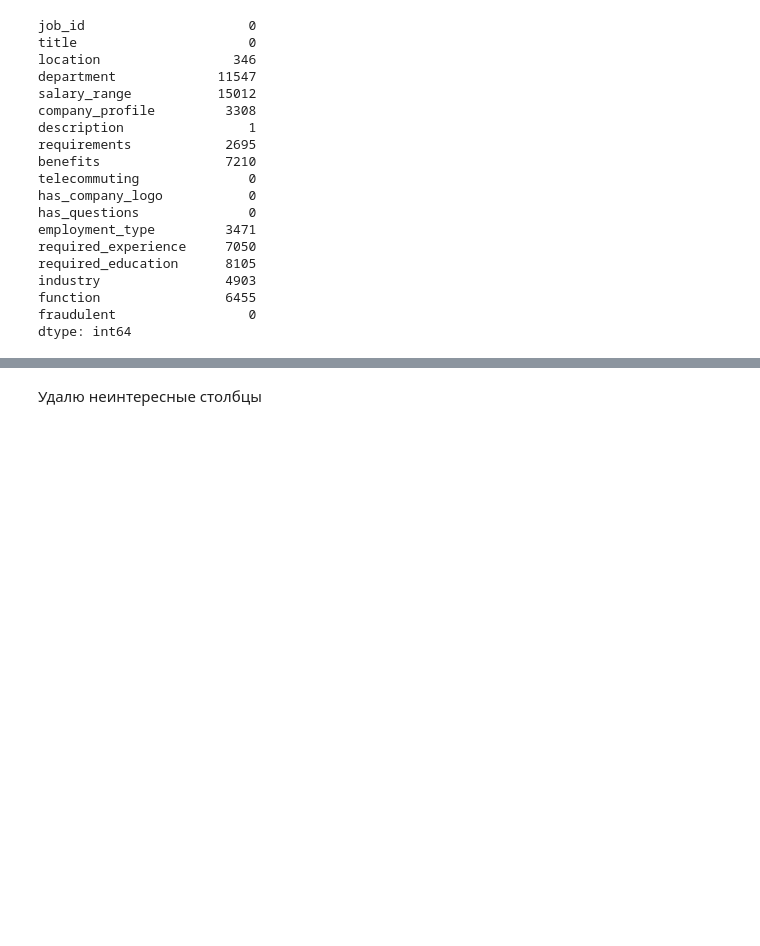
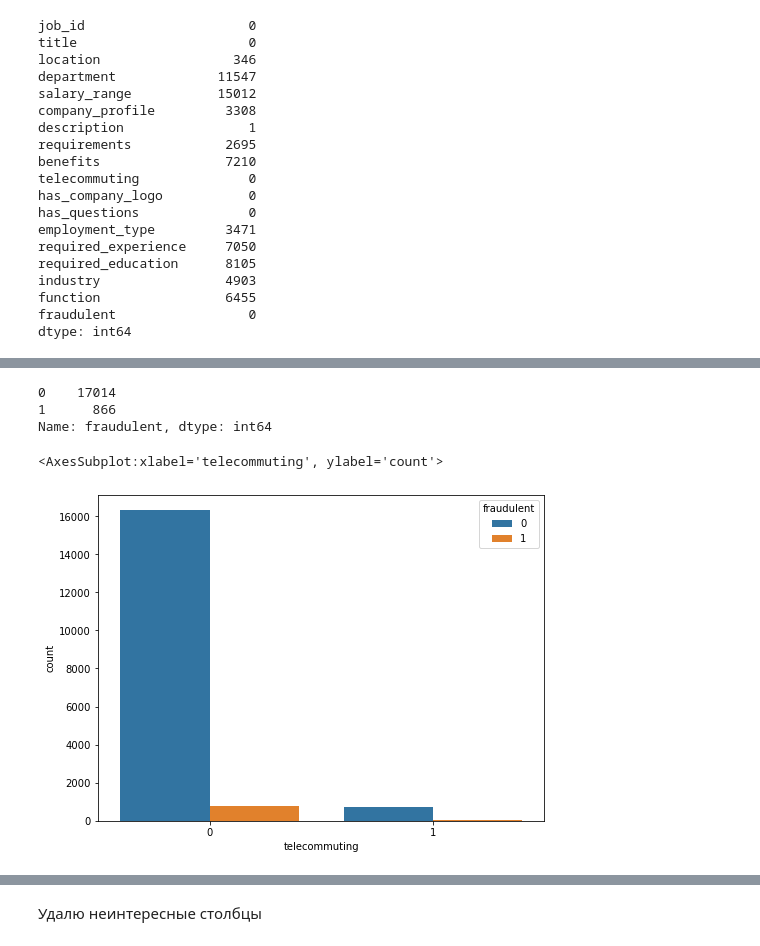
Before and after one commit to Alexandr-Solovev/ml_practice, a Jupyter notebook: Practice/Practice_1.ipynb, the cells around one changed output, grey strips where cells are left out. Cells and saved outputs as stored; diff of their text form; code cells hidden in the pictures; blank space fills up the shorter version.

```diff
--- a/Practice/Practice_1.ipynb
+++ b/Practice/Practice_1.ipynb
@@ -66,0 +130,12 @@ dtype: int64
+# %%
+df['fraudulent'].value_counts()
+# %% [output]
+0    17014
+1      866
+Name: fraudulent, dtype: int64
+# %%
+plt.figure(figsize=(8,6))
+seaborn.countplot(x='telecommuting',hue='fraudulent',data=df)
+# %% [output]
+<AxesSubplot:xlabel='telecommuting', ylabel='count'>
+[figure, added]
```
Also changed, not shown: parts of 35 cells of this notebook, 4 other files.
